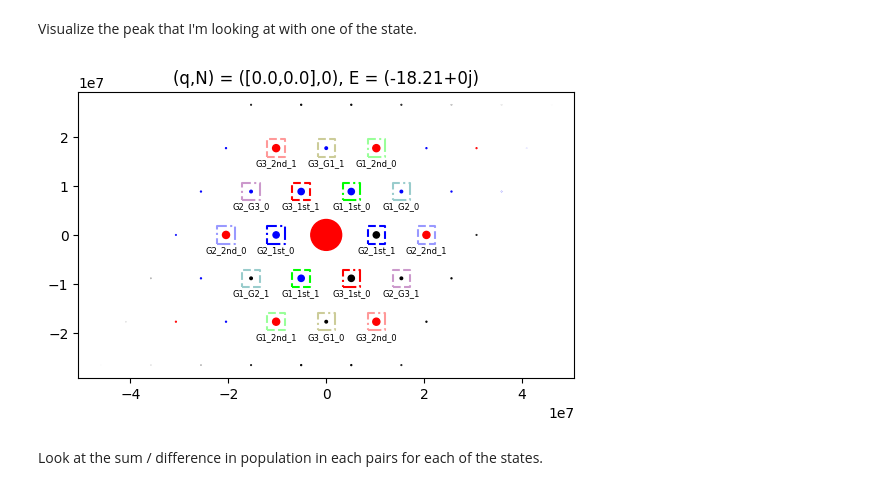
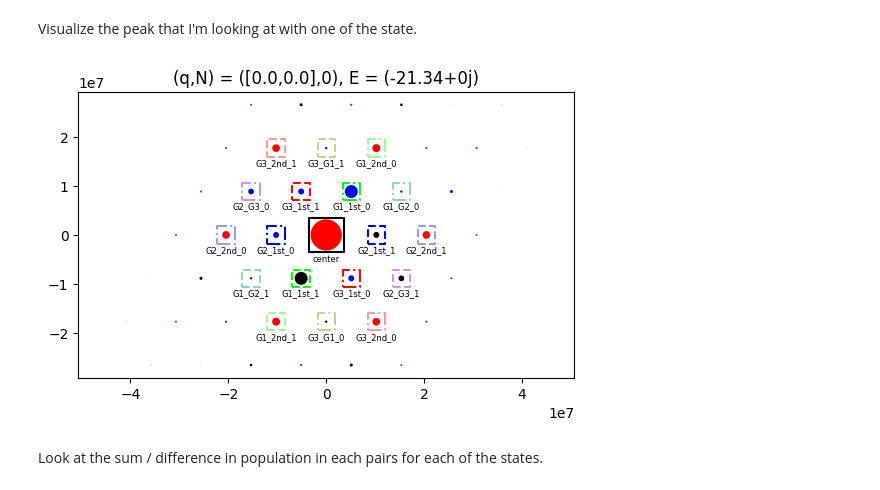
Before and after one commit to Shao-Wen-Chang/E9_constant, a Jupyter notebook: projects/general_plane_wave_expansion/scan_at_q.ipynb, the cells around one changed output. Drawn from its saved outputs; the diff is of its cells as text; code cells hidden in the pictures.

```diff
--- a/projects/general_plane_wave_expansion/scan_at_q.ipynb
+++ b/projects/general_plane_wave_expansion/scan_at_q.ipynb
@@ -38,8 +38,8 @@ species = "Rb87" # "Rb87", "K40"
 # lattice parameters
 # V1064Er = 5.            # 1064 lattice depth, in 1064 recoil energy
 # V532Er = 3.             # 532 lattice depth, in 532 recoil energy
-V1064Er = 40.341587 / 2.02781   # 40.341587
-V532Er = 40 / 8.11125    # 22.198328
+V1064Er = 25.213063 / 2.02781   # 25.213063
+V532Er = 35.517929 / 8.11125    # 35.517929
 n0nom = 0               # peak density
 # The superlattice phase that determines the relative position between 1064 and 532 lattice
 # 532 lattice is fixed at 0, so changing the pase by pi for 1064 restores the original lattice
@@ -62,7 +63,7 @@ q_in = np.array([0., 0.])
 # %%
 # Options: 'V1064Er', 'V532Er', 'phi12', 'phi23',
 #          'B1_rel_int_1064', 'B1_rel_int_532', 'B3_rel_int_1064', 'B3_rel_int_532'
-scan_param = 'V1064Er'
+scan_param = 'B1_rel_int_1064'
 
 # Define the range to scan for your chosen parameter
 # For some of the scans, I need to run bsc.find_H_components for each scan value
@@ -276,10 +277,12 @@ color_B12 = np.array([1, 0, 0])      # Colors in an array of [R, G, B] for easie
 color_B23 = np.array([0, 1, 0])
 color_B13 = np.array([0, 0, 1])
 color_center = np.array([0, 0, 0])
+color_else = np.array([0, 0, 0])
 # This is arranged in the order of [G1, G2, G3]
 all_colors = np.vstack([color_B23, color_B13, color_B12])
 
 dict_diff_order = {
+    "center": np.array([0, 0, 0]),
     "G1_1st": np.array([1, 0, 0]),
     "G2_1st": np.array([0, 1, 0]),
     "G3_1st": np.array([0, 0, 1]),
@@ -291,32 +294,40 @@ dict_diff_order = {
     "G3_G1": np.array([-1, 0, 1]),
 }
 
-hw_mn = (E9c.k_lw * 0.3, E9c.k_lw * 0.3)    # half width of the box that encloses each peak
+hw_mn = np.array([E9c.k_lw * 0.3, E9c.k_lw * 0.3])    # half width of the box that encloses each peak
 # %% [markdown]
 Visualize the peak that I'm looking at with one of the state.
 # %%
-dict_color_pairs = dict()
+dict_color_pairs = {"center": color_center, "everything else": color_else}
 psi_gs = e_states_ni[0][0] # Need to fix this ugly code at some point
 ax_gs = bsc.ToFSubplot(psi_gs)
 
+# center peak
+util.plot_rectangle(ax_gs, center = psi_gs.q, half_widths = hw_mn * 2,
+                    color = color_center, ls = "-")
+ax_gs.text(psi_gs.q[0], psi_gs.q[1] - E9c.k_lw * 0.9, 'center',
+            fontsize = 6, horizontalalignment = 'center', color = 'k')
+
+# diffraction peaks
 for label_pair, diff_order in dict_diff_order.items():
+    if label_pair == "center": continue
     m_diff = diff_order[0] - diff_order[2]
     n_diff = diff_order[1] - diff_order[2]
 
     num_of_diff = abs(diff_order).sum()
     color = abs(diff_order) @ all_colors / num_of_diff
     dict_color_pairs[label_pair] = color
     alpha = 1 - np.sqrt(num_of_diff - 1) * 0.6
 
     for i_pk, ls_pk in zip([0, 1], ["-.", "--"]):
         vec = ((m_diff + psi_gs.q[0]) * E9c.G1 +
                (n_diff + psi_gs.q[1]) * E9c.G2) * (-1)**i_pk
         util.plot_rectangle(ax_gs, center = vec, half_widths = hw_mn,
                             color = color, alpha = alpha, ls = ls_pk)
         ax_gs.text(vec[0], vec[1] - E9c.k_lw * 0.6, label_pair + f'_{i_pk}',
                    fontsize = 6, horizontalalignment = 'center', color = 'k')
 # %% [output]
-[figure, old version]
+[figure, new version]
 # %% [markdown]
 Look at the sum / difference in population in each pairs for each of the states.
 # %%
```
Also changed, not shown: parts of 14 cells of this notebook.
